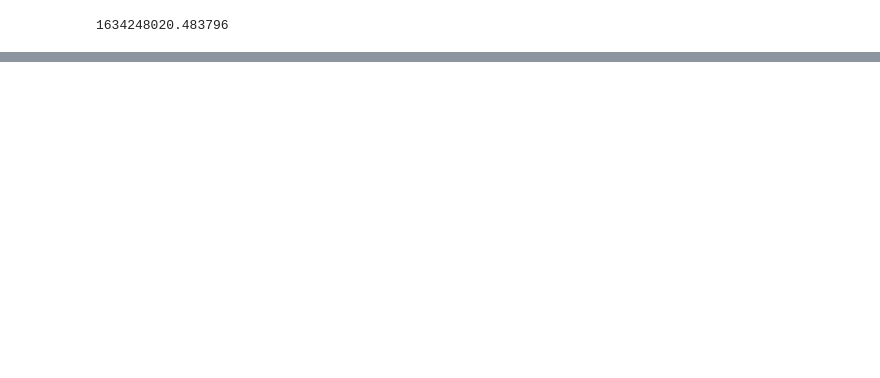
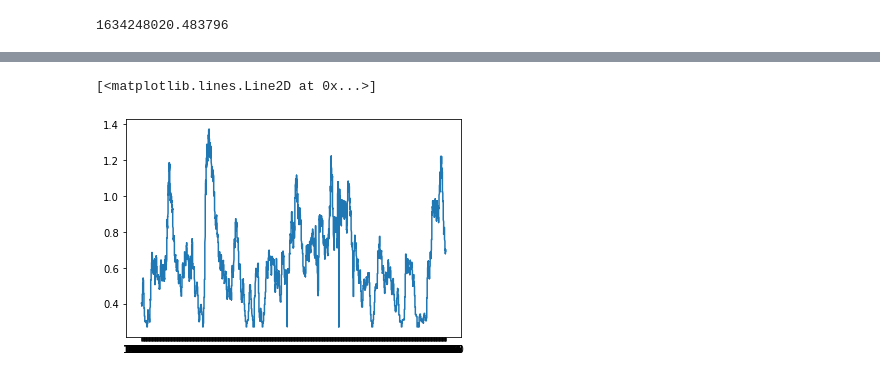
Before and after one commit to symmetricK/fly_research_project, a Jupyter notebook: Untitled.ipynb, the cells around one changed output, grey strips where cells are left out. Saved outputs shown, nothing was run; the diff lists cells and outputs as text; code cells hidden in the pictures; blank space fills up the shorter version.

```diff
--- a/Untitled.ipynb
+++ b/Untitled.ipynb
@@ -51 +60,6 @@ wind_df
+# %%
+plt.plot(t_list,wind_spd_list)
+# %% [output]
+[<matplotlib.lines.Line2D at 0x...>]
+[figure, added]
 # %%
```
Also changed, not shown: parts of 6 cells of this notebook.
